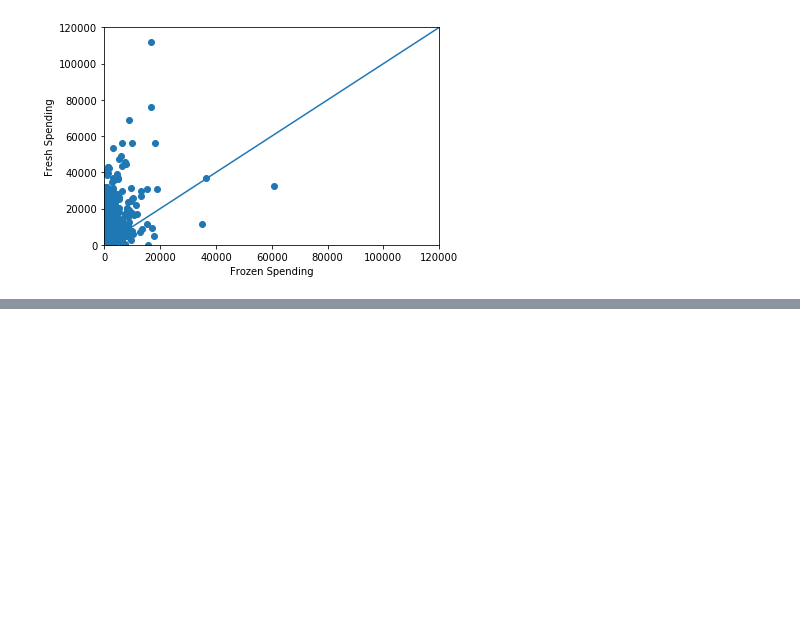
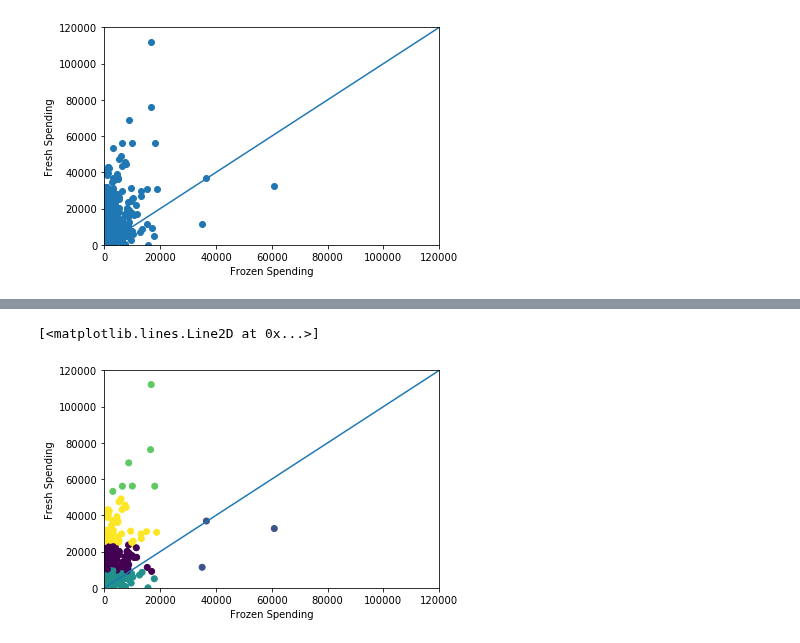
Before and after one commit to tfolkman/byu_econ_applied_machine_learning, a Jupyter notebook: lectures/Lecture_13_Clustering.ipynb, the cells around one changed output, grey strips where cells are left out. Saved outputs shown, nothing was run; the diff lists cells and outputs as text; code cells hidden in the pictures; blank space fills up the shorter version.

```diff
--- a/lectures/Lecture_13_Clustering.ipynb
+++ b/lectures/Lecture_13_Clustering.ipynb
@@ -91,0 +92,16 @@ plt.plot(range(120000), range(120000))
+# %%
+from sklearn.cluster import KMeans
+
+kmeans = KMeans(n_clusters=5, n_init=50, n_jobs=-1)
+kmeans.fit(df[['Frozen', 'Fresh']])
+sk_clusters = kmeans.predict(df[['Frozen', 'Fresh']])
+
+plt.scatter(df['Frozen'], df['Fresh'], c=sk_clusters)
+plt.xlabel("Frozen Spending")
+plt.ylabel("Fresh Spending")
+plt.xlim(0,120000)
+plt.ylim(0,120000)
+plt.plot(range(120000), range(120000))
+# %% [output]
+[<matplotlib.lines.Line2D at 0x...>]
+[figure, added]
```
Also changed, not shown: parts of 11 cells of this notebook.
